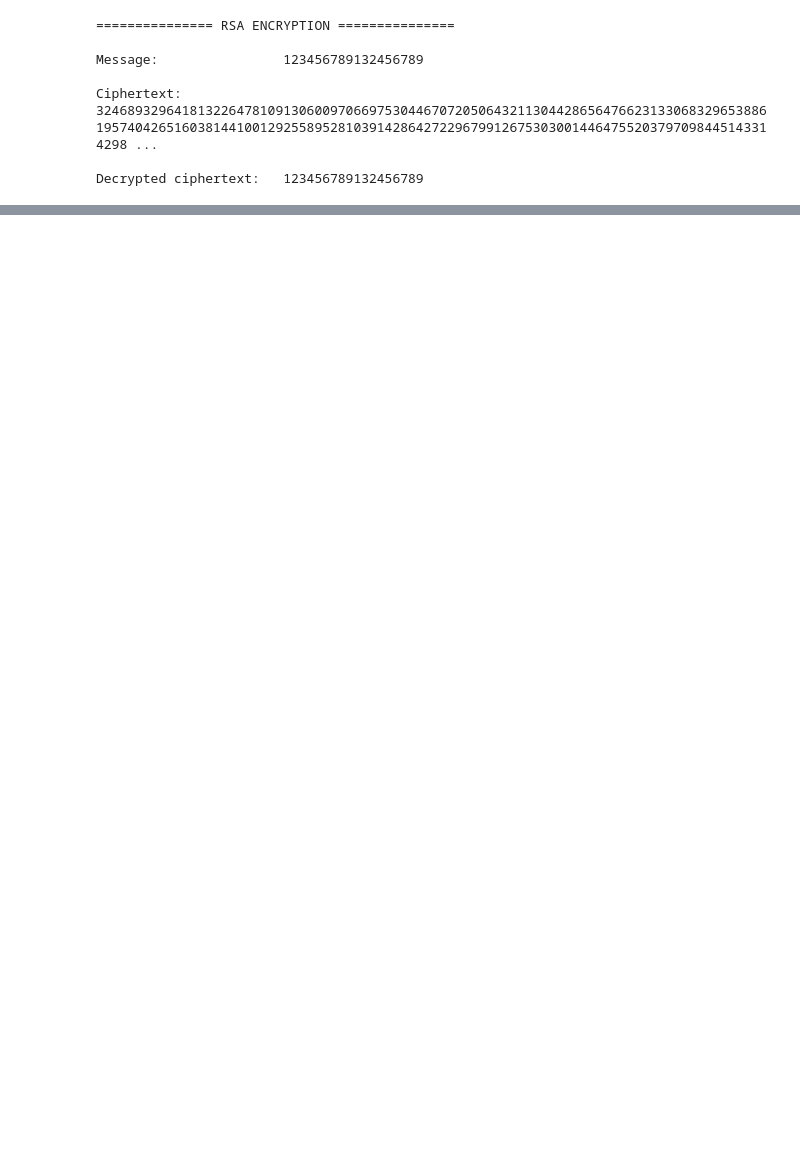
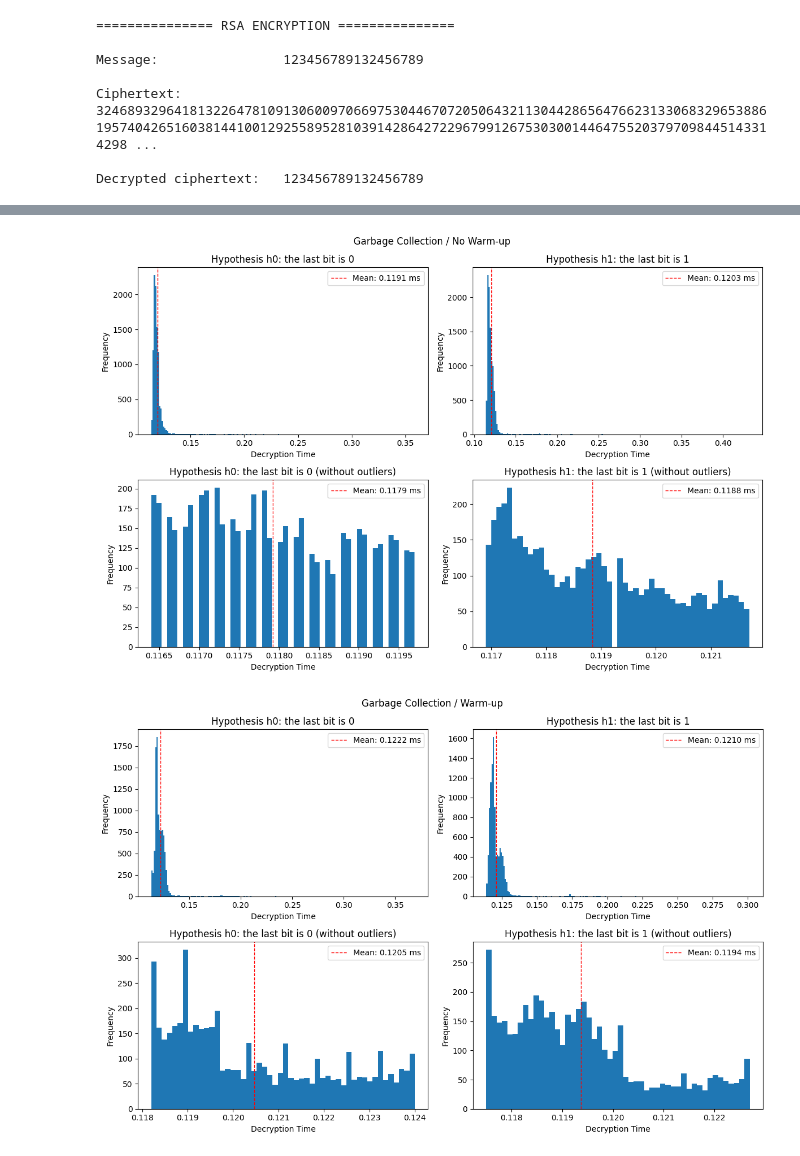
Before and after one commit to Arkanthara/advanced_security, a Jupyter notebook: code/rsa_timing_attack.ipynb, the cells around one changed output, grey strips where cells are left out. Cells and saved outputs as stored; diff of their text form; code cells hidden in the pictures; blank space fills up the shorter version.

```diff
--- a/code/rsa_timing_attack.ipynb
+++ b/code/rsa_timing_attack.ipynb
@@ -758,0 +580,21 @@ timing_attack(RSA_instance, num_samples=1000, num_repetitions=1000, num_iteratio
+# %%
+configs = {
+    "Garbage Collection / No Warm-up" : dict(disable_gc=False, warmup_reps=0),
+    "Garbage Collection / Warm-up"    : dict(disable_gc=False, warmup_reps=200),
+    "No Garbage Collection / No Warm-up" : dict(disable_gc=True, warmup_reps=0),
+    "No Garbage Collection / Warm-up"    : dict(disable_gc=True, warmup_reps=200),
+}
+
+results = {
+    label: (
+        get_samples_stats(RSA_instance, 0 , **cfg) / 1e6,
+        get_samples_stats(RSA_instance, 1 , **cfg) / 1e6,
+    )
+    for label, cfg in configs.items()
+}
+
+for label, (h0, h1) in results.items():
+    plot_distributions(h0, h1, title=label)
+# %% [output]
+[figure, added]
+[figure, added]
```
Also changed, not shown: parts of 24 cells of this notebook.
